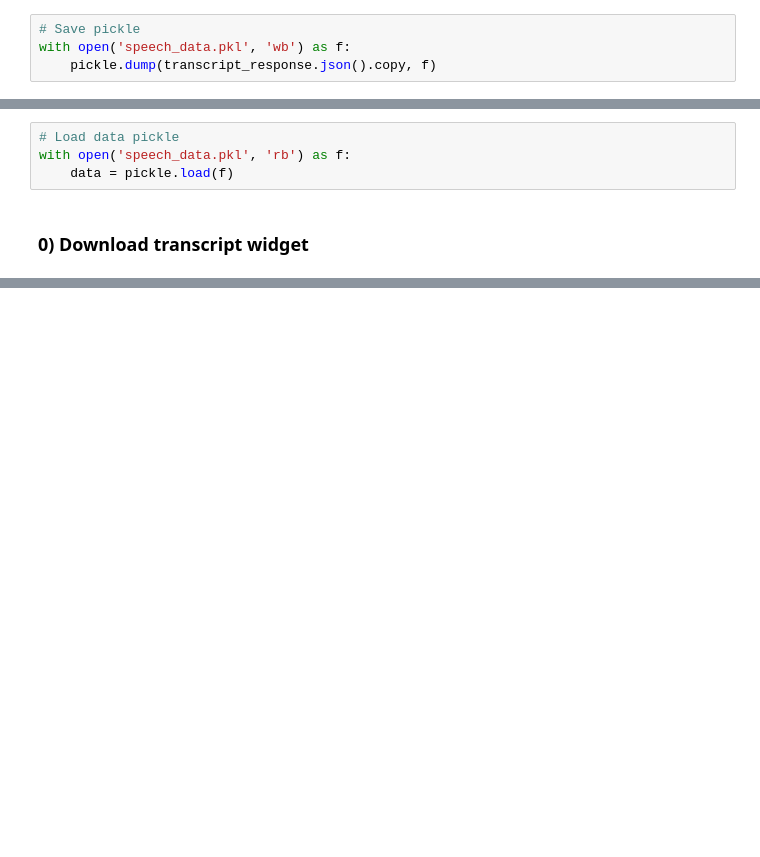
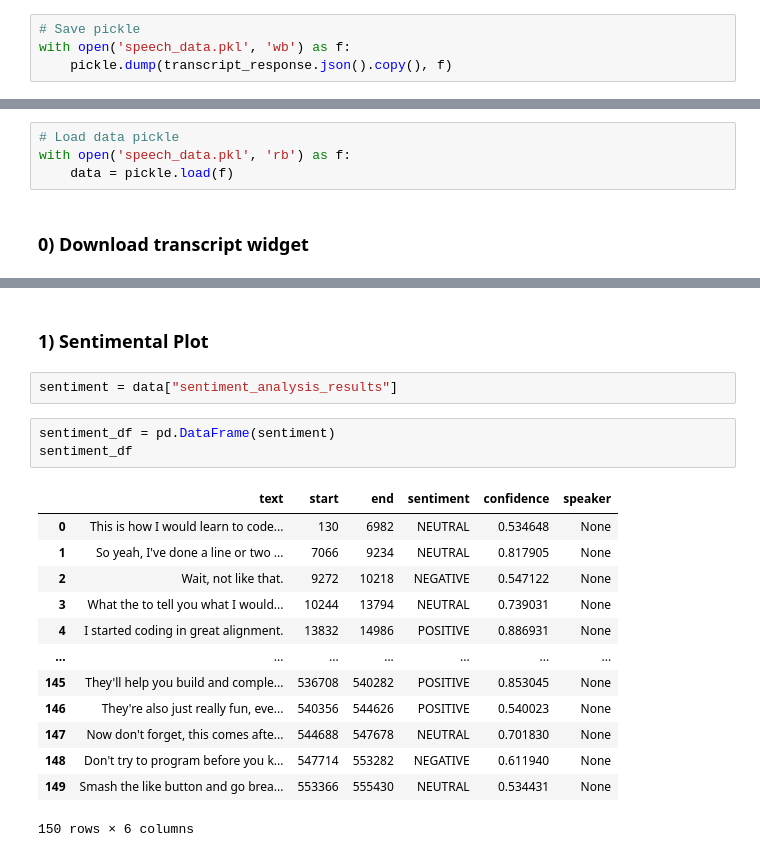
Before and after one commit to jacklvd/Audio_Data_Project, a Jupyter notebook: speech_app.ipynb, the cells around one changed output, grey strips where cells are left out. Cells and saved outputs as stored; diff of their text form; blank space fills up the shorter version.

```diff
--- a/speech_app.ipynb
+++ b/speech_app.ipynb
@@ -68,7 +68,7 @@ JSON(transcript_response.json())
 # %%
 # Save pickle
 with open('speech_data.pkl', 'wb') as f:
-    pickle.dump(transcript_response.json().copy, f)
+    pickle.dump(transcript_response.json().copy(), f)
 # %% [markdown]
 ## Dashboard Components
 # %%
@@ -87,0 +102,21 @@ TypeError: 'builtin_function_or_method' object is not subscriptable
+# %% [markdown]
+### 1) Sentimental Plot
+# %%
+sentiment = data["sentiment_analysis_results"]
+# %%
+sentiment_df = pd.DataFrame(sentiment)
+sentiment_df
+# %% [output]
+|  | text | start | end | sentiment | confidence | speaker |
+| 0 | This is how I would learn to code... | 130 | 6982 | NEUTRAL | 0.534648 | None |
+| 1 | So yeah, I've done a line or two ... | 7066 | 9234 | NEUTRAL | 0.817905 | None |
+| 2 | Wait, not like that. | 9272 | 10218 | NEGATIVE | 0.547122 | None |
+| 3 | What the to tell you what I would... | 10244 | 13794 | NEUTRAL | 0.739031 | None |
+| 4 | I started coding in great alignment. | 13832 | 14986 | POSITIVE | 0.886931 | None |
+| ... | ... | ... | ... | ... | ... | ... |
+| 145 | They'll help you build and comple... | 536708 | 540282 | POSITIVE | 0.853045 | None |
+| 146 | They're also just really fun, eve... | 540356 | 544626 | POSITIVE | 0.540023 | None |
+| 147 | Now don't forget, this comes afte... | 544688 | 547678 | NEUTRAL | 0.701830 | None |
+| 148 | Don't try to program before you k... | 547714 | 553282 | NEGATIVE | 0.611940 | None |
+| 149 | Smash the like button and go brea... | 553366 | 555430 | NEUTRAL | 0.534431 | None |
+150 rows × 6 columns
```
Also changed, not shown: parts of 24 cells of this notebook.
